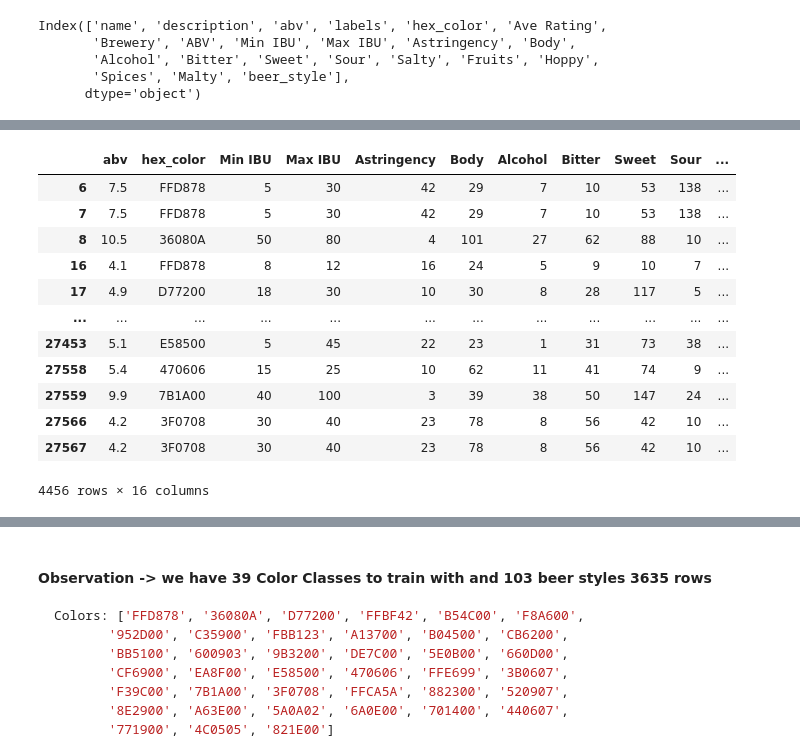
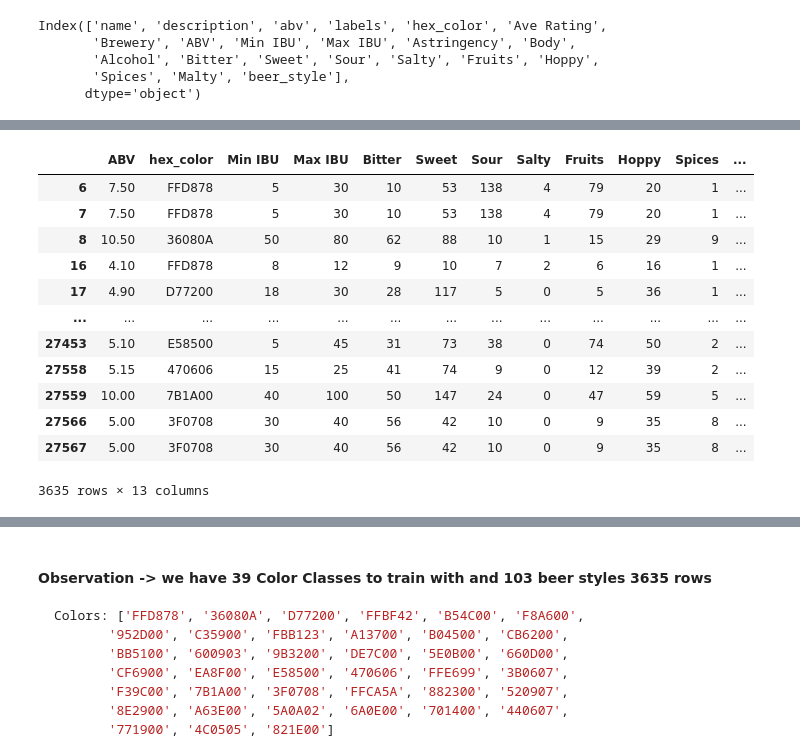
Before and after one commit to Yvysanna/beerIO, a Jupyter notebook: model.ipynb, the cells around one changed output, grey strips where cells are left out. Saved outputs shown, nothing was run; the diff lists cells and outputs as text; code cells hidden in the pictures.

```diff
--- a/model.ipynb
+++ b/model.ipynb
@@ -85,8 +79,8 @@ translator
  112: 'Eisbock',
  113: 'Sahti'}
 # %%
-# removed 'abv''ABV',
-clean_data = data[['abv', 'hex_color',  'Min IBU', 'Max IBU', 'Astringency', 'Body', 'Alcohol', 'Bitter', 'Sweet', 'Sour', 'Salty', 'Fruits', 'Hoppy', 'Spices', 'Malty', 'beer_style']]
+# removed 'abv''ABV','Astringency', 'Body', 'Alcohol',
+clean_data = data[['ABV', 'hex_color',  'Min IBU', 'Max IBU', 'Bitter', 'Sweet', 'Sour', 'Salty', 'Fruits', 'Hoppy', 'Spices', 'Malty', 'beer_style']]
 clean_data = clean_data.drop_duplicates()
 # %%
 # Filter the DataFrame for rows where no color code available
@@ -96,18 +90,18 @@ df_to_apply = clean_data[clean_data['hex_color'] == '000000']
 # Filter the DataFrame for rows where color code available
 df_complete = clean_data[clean_data['hex_color'] != '000000']
 # %%
-df_complete
+df_complete.drop_duplicates()
 # %% [output]
-|  | abv | hex_color | Min IBU | Max IBU | Astringency | Body | Alcohol | Bitter | Sweet | Sour | ... |
-| 6 | 7.5 | FFD878 | 5 | 30 | 42 | 29 | 7 | 10 | 53 | 138 | ... |
-| 7 | 7.5 | FFD878 | 5 | 30 | 42 | 29 | 7 | 10 | 53 | 138 | ... |
-| 8 | 10.5 | 36080A | 50 | 80 | 4 | 101 | 27 | 62 | 88 | 10 | ... |
-| 16 | 4.1 | FFD878 | 8 | 12 | 16 | 24 | 5 | 9 | 10 | 7 | ... |
-| 17 | 4.9 | D77200 | 18 | 30 | 10 | 30 | 8 | 28 | 117 | 5 | ... |
-| ... | ... | ... | ... | ... | ... | ... | ... | ... | ... | ... | ... |
-| 27453 | 5.1 | E58500 | 5 | 45 | 22 | 23 | 1 | 31 | 73 | 38 | ... |
-| 27558 | 5.4 | 470606 | 15 | 25 | 10 | 62 | 11 | 41 | 74 | 9 | ... |
-| 27559 | 9.9 | 7B1A00 | 40 | 100 | 3 | 39 | 38 | 50 | 147 | 24 | ... |
-| 27566 | 4.2 | 3F0708 | 30 | 40 | 23 | 78 | 8 | 56 | 42 | 10 | ... |
-| 27567 | 4.2 | 3F0708 | 30 | 40 | 23 | 78 | 8 | 56 | 42 | 10 | ... |
+|  | ABV | hex_color | Min IBU | Max IBU | Bitter | Sweet | Sour | Salty | Fruits | Hoppy | Spices | ... |
+| 6 | 7.50 | FFD878 | 5 | 30 | 10 | 53 | 138 | 4 | 79 | 20 | 1 | ... |
+| 7 | 7.50 | FFD878 | 5 | 30 | 10 | 53 | 138 | 4 | 79 | 20 | 1 | ... |
+| 8 | 10.50 | 36080A | 50 | 80 | 62 | 88 | 10 | 1 | 15 | 29 | 9 | ... |
+| 16 | 4.10 | FFD878 | 8 | 12 | 9 | 10 | 7 | 2 | 6 | 16 | 1 | ... |
+| 17 | 4.90 | D77200 | 18 | 30 | 28 | 117 | 5 | 0 | 5 | 36 | 1 | ... |
+| ... | ... | ... | ... | ... | ... | ... | ... | ... | ... | ... | ... | ... |
+| 27453 | 5.10 | E58500 | 5 | 45 | 31 | 73 | 38 | 0 | 74 | 50 | 2 | ... |
+| 27558 | 5.15 | 470606 | 15 | 25 | 41 | 74 | 9 | 0 | 12 | 39 | 2 | ... |
+| 27559 | 10.00 | 7B1A00 | 40 | 100 | 50 | 147 | 24 | 0 | 47 | 59 | 5 | ... |
+| 27566 | 5.00 | 3F0708 | 30 | 40 | 56 | 42 | 10 | 0 | 9 | 35 | 8 | ... |
+| 27567 | 5.00 | 3F0708 | 30 | 40 | 56 | 42 | 10 | 0 | 9 | 35 | 8 | ... |
-4456 rows × 16 columns
+3635 rows × 13 columns
```
Also changed, not shown: parts of 8 cells of this notebook, 25 other files.
